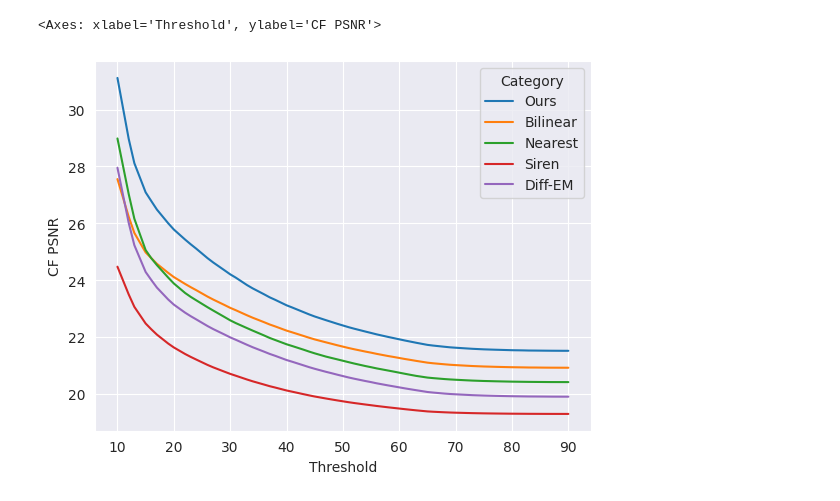
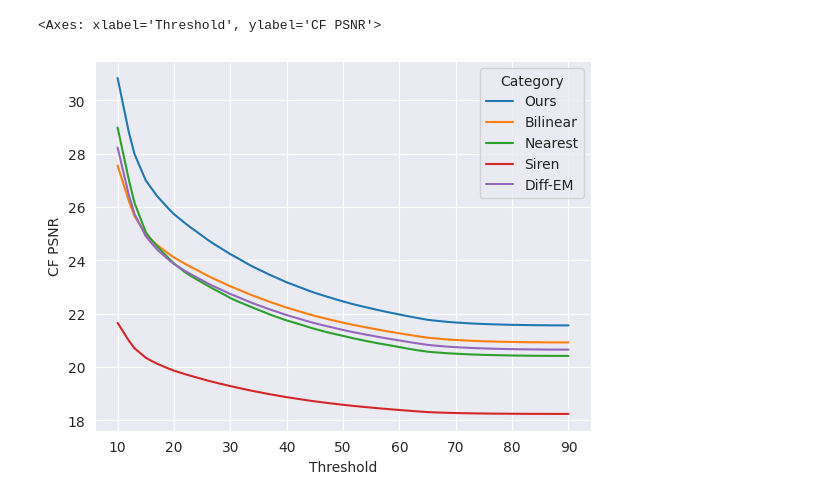
Before and after one commit to jakobtroidl/niiv, a Jupyter notebook: notebooks/cfpsnr-ablation.ipynb, the cells around one changed output. Saved outputs shown, nothing was run; the diff lists cells and outputs as text; code cells hidden in the pictures.

```diff
--- a/notebooks/cfpsnr-ablation.ipynb
+++ b/notebooks/cfpsnr-ablation.ipynb
@@ -3,32 +3,44 @@ import seaborn as sns
 import pandas as pd
 import matplotlib.pyplot as plt
 # %%
-x = [10, 12, 13, 15, 16, 17, 19, 20, 22, 23, 24, 26, 27, 29, 30, 31, 33, 34, 36, 37, 38, 40, 41, 43, 44, 45, 47, 48, 49, 51, 52, 54, 55, 56, 58, 59, 61, 62, 63, 65, 66, 68, 69, 70, 72, 73, 75, 76, 77, 79, 80, 82, 83, 84, 86, 87, 89, 90]
+# x = [10, 12, 13, 15, 16, 17, 19, 20, 22, 23, 24, 26, 27, 29, 30, 31, 33, 34, 36, 37, 38, 40, 41, 43, 44, 45, 47, 48, 49, 51, 52, 54, 55, 56, 58, 59, 61, 62, 63, 65, 66, 68, 69, 70, 72, 73, 75, 76, 77, 79, 80, 82, 83, 84, 86, 87, 89, 90]
 
-y_diffem = [27.953998565673828, 26.01319694519043, 25.22920036315918, 24.288997650146484, 24.007999420166016, 23.739397048950195, 23.32120132446289, 23.14099884033203, 22.857999801635742, 22.733400344848633, 22.618600845336914, 22.38520050048828, 22.279199600219727, 22.08759880065918, 21.988798141479492, 21.903200149536133, 21.726198196411133, 21.64099884033203, 21.487199783325195, 21.407400131225586, 21.338998794555664, 21.191801071166992, 21.131799697875977, 21.005199432373047, 20.9414005279541, 20.883399963378906, 20.776798248291016, 20.72760009765625, 20.67620086669922, 20.578798294067383, 20.534799575805664, 20.452800750732422, 20.414798736572266, 20.372600555419922, 20.299598693847656, 20.265199661254883, 20.194997787475586, 20.162399291992188, 20.130401611328125, 20.06760025024414, 20.047199249267578, 20.011798858642578, 19.997400283813477, 19.9862003326416, 19.965797424316406, 19.955801010131836, 19.94219970703125, 19.936599731445312, 19.93160057067871, 19.922801971435547, 19.918800354003906, 19.912799835205078, 19.909997940063477, 19.908998489379883, 19.906200408935547, 19.904399871826172, 19.902997970581055, 19.902599334716797]
-y_siren = [24.473981857299805, 23.497039794921875, 23.061288833618164, 22.47669219970703, 22.274030685424805, 22.085317611694336, 21.7717227935791, 21.634395599365234, 21.40438461303711, 21.301559448242188, 21.206298828125, 21.018035888671875, 20.93349838256836, 20.780691146850586, 20.705366134643555, 20.639503479003906, 20.50562286376953, 20.442827224731445, 20.32963752746582, 20.27218246459961, 20.223209381103516, 20.12077522277832, 20.077816009521484, 19.991268157958984, 19.94843292236328, 19.908855438232422, 19.838306427001953, 19.804744720458984, 19.771440505981445, 19.708349227905273, 19.67966079711914, 19.626827239990234, 19.601848602294922, 19.575830459594727, 19.5290470123291, 19.50716209411621, 19.463178634643555, 19.442419052124023, 19.421945571899414, 19.384443283081055, 19.3727970123291, 19.353763580322266, 19.34583854675293, 19.339345932006836, 19.328739166259766, 19.323711395263672, 19.3162841796875, 19.313323974609375, 19.310781478881836, 19.3061580657959, 19.30409049987793, 19.30144691467285, 19.299917221069336, 19.299161911010742, 19.297578811645508, 19.296939849853516, 19.296438217163086, 19.296249389648438]
-y_result = [ 31.1127986907959, 28.966999053955078, 28.113800048828125, 27.08979606628418, 26.784198760986328, 26.482799530029297, 26.001996994018555, 25.78260040283203, 25.428600311279297, 25.261999130249023, 25.104398727416992, 24.7716007232666, 24.621400833129883, 24.34600067138672, 24.206201553344727, 24.088403701782227, 23.826200485229492, 23.711000442504883, 23.5049991607666, 23.397600173950195, 23.307802200317383, 23.116796493530273, 23.03919792175293, 22.87779998779297, 22.79680061340332, 22.722803115844727, 22.59259796142578, 22.529998779296875, 22.46619987487793, 22.34720230102539, 22.29360008239746, 22.19260025024414, 22.143600463867188, 22.093597412109375, 22.004798889160156, 21.96259880065918, 21.87820053100586, 21.838598251342773, 21.79899787902832, 21.724599838256836, 21.700199127197266, 21.65839958190918, 21.63840103149414, 21.62419891357422, 21.59859848022461, 21.586200714111328, 21.567399978637695, 21.560800552368164, 21.554399490356445, 21.542999267578125, 21.536998748779297, 21.530597686767578, 21.525800704956055, 21.524398803710938, 21.52039909362793, 21.518598556518555, 21.516399383544922, 21.516399383544922]
-y_bilinear = [ 27.554800033569336, 26.230600357055664, 25.661001205444336, 24.97719955444336, 24.77560043334961, 24.57539939880371, 24.25760269165039, 24.10999870300293, 23.868000030517578, 23.75379753112793, 23.64620018005371, 23.42060089111328, 23.31800079345703, 23.12599754333496, 23.027400970458984, 22.94260025024414, 22.76399803161621, 22.678998947143555, 22.52359962463379, 22.442401885986328, 22.373003005981445, 22.226600646972656, 22.165597915649414, 22.039798736572266, 21.97599983215332, 21.916799545288086, 21.81319808959961, 21.762800216674805, 21.711200714111328, 21.61479949951172, 21.57080078125, 21.488597869873047, 21.45039939880371, 21.408199310302734, 21.33300018310547, 21.29939842224121, 21.227800369262695, 21.195600509643555, 21.161598205566406, 21.09939956665039, 21.07760238647461, 21.041996002197266, 21.025400161743164, 21.013200759887695, 20.99119758605957, 20.98040008544922, 20.964399337768555, 20.95899772644043, 20.9529972076416, 20.94300079345703, 20.938800811767578, 20.932600021362305, 20.928800582885742, 20.92799949645996, 20.92399787902832, 20.92259979248047, 20.921199798583984, 20.920400619506836]
-y_nearest = [ 28.983999252319336, 27.02680206298828, 26.15959930419922, 25.05879783630371, 24.77320098876953, 24.530399322509766, 24.091999053955078, 23.885000228881836, 23.550397872924805, 23.41259765625, 23.289798736572266, 23.046598434448242, 22.930999755859375, 22.703598022460938, 22.588397979736328, 22.49020004272461, 22.31319808959961, 22.225799560546875, 22.057199478149414, 21.968997955322266, 21.894800186157227, 21.746000289916992, 21.684398651123047, 21.556398391723633, 21.489198684692383, 21.426401138305664, 21.31199836730957, 21.26319694519043, 21.21500015258789, 21.116798400878906, 21.068397521972656, 20.979598999023438, 20.939199447631836, 20.896799087524414, 20.822599411010742, 20.785200119018555, 20.70800018310547, 20.670400619506836, 20.633800506591797, 20.574398040771484, 20.55559730529785, 20.522600173950195, 20.509201049804688, 20.497997283935547, 20.477800369262695, 20.468400955200195, 20.45439910888672, 20.449798583984375, 20.44420051574707, 20.435598373413086, 20.431398391723633, 20.425800323486328, 20.423200607299805, 20.42140007019043, 20.41819953918457, 20.41659927368164, 20.415800094604492, 20.41520118713379]
+# y_diffem = [27.953998565673828, 26.01319694519043, 25.22920036315918, 24.288997650146484, 24.007999420166016, 23.739397048950195, 23.32120132446289, 23.14099884033203, 22.857999801635742, 22.733400344848633, 22.618600845336914, 22.38520050048828, 22.279199600219727, 22.08759880065918, 21.988798141479492, 21.903200149536133, 21.726198196411133, 21.64099884033203, 21.487199783325195, 21.407400131225586, 21.338998794555664, 21.191801071166992, 21.131799697875977, 21.005199432373047, 20.9414005279541, 20.883399963378906, 20.776798248291016, 20.72760009765625, 20.67620086669922, 20.578798294067383, 20.534799575805664, 20.452800750732422, 20.414798736572266, 20.372600555419922, 20.299598693847656, 20.265199661254883, 20.194997787475586, 20.162399291992188, 20.130401611328125, 20.06760025024414, 20.047199249267578, 20.011798858642578, 19.997400283813477, 19.9862003326416, 19.965797424316406, 19.955801010131836, 19.94219970703125, 19.936599731445312, 19.93160057067871, 19.922801971435547, 19.918800354003906, 19.912799835205078, 19.909997940063477, 19.908998489379883, 19.906200408935547, 19.904399871826172, 19.902997970581055, 19.902599334716797]
+# y_siren = [24.473981857299805, 23.497039794921875, 23.061288833618164, 22.47669219970703, 22.274030685424805, 22.085317611694336, 21.7717227935791, 21.634395599365234, 21.40438461303711, 21.301559448242188, 21.206298828125, 21.018035888671875, 20.93349838256836, 20.780691146850586, 20.705366134643555, 20.639503479003906, 20.50562286376953, 20.442827224731445, 20.32963752746582, 20.27218246459961, 20.223209381103516, 20.12077522277832, 20.077816009521484, 19.991268157958984, 19.94843292236328, 19.908855438232422, 19.838306427001953, 19.804744720458984, 19.771440505981445, 19.708349227905273, 19.67966079711914, 19.626827239990234, 19.601848602294922, 19.575830459594727, 19.5290470123291, 19.50716209411621, 19.463178634643555, 19.442419052124023, 19.421945571899414, 19.384443283081055, 19.3727970123291, 19.353763580322266, 19.34583854675293, 19.339345932006836, 19.328739166259766, 19.323711395263672, 19.3162841796875, 19.313323974609375, 19.310781478881836, 19.3061580657959, 19.30409049987793, 19.30144691467285, 19.299917221069336, 19.299161911010742, 19.297578811645508, 19.296939849853516, 19.296438217163086, 19.296249389648438]
+# y_result = [ 31.1127986907959, 28.966999053955078, 28.113800048828125, 27.08979606628418, 26.784198760986328, 26.482799530029297, 26.001996994018555, 25.78260040283203, 25.428600311279297, 25.261999130249023, 25.104398727416992, 24.7716007232666, 24.621400833129883, 24.34600067138672, 24.206201553344727, 24.088403701782227, 23.826200485229492, 23.711000442504883, 23.5049991607666, 23.397600173950195, 23.307802200317383, 23.116796493530273, 23.03919792175293, 22.87779998779297, 22.79680061340332, 22.722803115844727, 22.59259796142578, 22.529998779296875, 22.46619987487793, 22.34720230102539, 22.29360008239746, 22.19260025024414, 22.143600463867188, 22.093597412109375, 22.004798889160156, 21.96259880065918, 21.87820053100586, 21.838598251342773, 21.79899787902832, 21.724599838256836, 21.700199127197266, 21.65839958190918, 21.63840103149414, 21.62419891357422, 21.59859848022461, 21.586200714111328, 21.567399978637695, 21.560800552368164, 21.554399490356445, 21.542999267578125, 21.536998748779297, 21.530597686767578, 21.525800704956055, 21.524398803710938, 21.52039909362793, 21.518598556518555, 21.516399383544922, 21.516399383544922]
+# y_bilinear = [ 27.554800033569336, 26.230600357055664, 25.661001205444336, 24.97719955444336, 24.77560043334961, 24.57539939880371, 24.25760269165039, 24.10999870300293, 23.868000030517578, 23.75379753112793, 23.64620018005371, 23.42060089111328, 23.31800079345703, 23.12599754333496, 23.027400970458984, 22.94260025024414, 22.76399803161621, 22.678998947143555, 22.52359962463379, 22.442401885986328, 22.373003005981445, 22.226600646972656, 22.165597915649414, 22.039798736572266, 21.97599983215332, 21.916799545288086, 21.81319808959961, 21.762800216674805, 21.711200714111328, 21.61479949951172, 21.57080078125, 21.488597869873047, 21.45039939880371, 21.408199310302734, 21.33300018310547, 21.29939842224121, 21.227800369262695, 21.195600509643555, 21.161598205566406, 21.09939956665039, 21.07760238647461, 21.041996002197266, 21.025400161743164, 21.013200759887695, 20.99119758605957, 20.98040008544922, 20.964399337768555, 20.95899772644043, 20.9529972076416, 20.94300079345703, 20.938800811767578, 20.932600021362305, 20.928800582885742, 20.92799949645996, 20.92399787902832, 20.92259979248047, 20.921199798583984, 20.920400619506836]
+# y_nearest = [ 28.983999252319336, 27.02680206298828, 26.15959930419922, 25.05879783630371, 24.77320098876953, 24.530399322509766, 24.091999053955078, 23.885000228881836, 23.550397872924805, 23.41259765625, 23.289798736572266, 23.046598434448242, 22.930999755859375, 22.703598022460938, 22.588397979736328, 22.49020004272461, 22.31319808959961, 22.225799560546875, 22.057199478149414, 21.968997955322266, 21.894800186157227, 21.746000289916992, 21.684398651123047, 21.556398391723633, 21.489198684692383, 21.426401138305664, 21.31199836730957, 21.26319694519043, 21.21500015258789, 21.116798400878906, 21.068397521972656, 20.979598999023438, 20.939199447631836, 20.896799087524414, 20.822599411010742, 20.785200119018555, 20.70800018310547, 20.670400619506836, 20.633800506591797, 20.574398040771484, 20.55559730529785, 20.522600173950195, 20.509201049804688, 20.497997283935547, 20.477800369262695, 20.468400955200195, 20.45439910888672, 20.449798583984375, 20.44420051574707, 20.435598373413086, 20.431398391723633, 20.425800323486328, 20.423200607299805, 20.42140007019043, 20.41819953918457, 20.41659927368164, 20.415800094604492, 20.41520118713379]
+# %%
+threshold = 6
+
+y_result = [43.20899963378906, 42.84440231323242, 40.81939697265625, 39.06760025024414, 34.66019821166992, 32.55760192871094, 30.843000411987305, 28.807802200317383, 27.98780059814453, 26.999799728393555, 26.70600128173828, 26.41379737854004, 25.94879913330078, 25.73459815979004, 25.389997482299805, 25.22859764099121, 25.07859992980957, 24.76799774169922, 24.62639808654785, 24.36600112915039, 24.2333984375, 24.119197845458984, 23.876197814941406, 23.76300048828125, 23.56100082397461, 23.45600128173828, 23.365800857543945, 23.176599502563477, 23.09819984436035, 22.936798095703125, 22.85580062866211, 22.781600952148438, 22.648202896118164, 22.58479881286621, 22.520198822021484, 22.40019989013672, 22.344799041748047, 22.243600845336914, 22.19580078125, 22.145797729492188, 22.054401397705078, 22.012800216674805, 21.926401138305664, 21.885400772094727, 21.846200942993164, 21.77120018005371, 21.7455997467041, 21.70240020751953, 21.684200286865234, 21.667997360229492, 21.642799377441406, 21.630599975585938, 21.612201690673828, 21.604799270629883, 21.598398208618164, 21.586000442504883, 21.580801010131836, 21.574796676635742, 21.56999969482422, 21.56760025024414, 21.56420135498047, 21.56159782409668, 21.560401916503906, 21.56020164489746]
+y_bilinear = [51.98259735107422, 45.28919982910156, 36.67919921875, 34.00320053100586, 30.104398727416992, 28.687400817871094, 27.554800033569336, 26.230600357055664, 25.661001205444336, 24.97719955444336, 24.77560043334961, 24.57539939880371, 24.25760269165039, 24.10999870300293, 23.868000030517578, 23.75379753112793, 23.64620018005371, 23.42060089111328, 23.31800079345703, 23.12599754333496, 23.027400970458984, 22.94260025024414, 22.76399803161621, 22.678998947143555, 22.52359962463379, 22.442401885986328, 22.373003005981445, 22.226600646972656, 22.165597915649414, 22.039798736572266, 21.97599983215332, 21.916799545288086, 21.81319808959961, 21.762800216674805, 21.711200714111328, 21.61479949951172, 21.57080078125, 21.488597869873047, 21.45039939880371, 21.408199310302734, 21.33300018310547, 21.29939842224121, 21.227800369262695, 21.195600509643555, 21.161598205566406, 21.09939956665039, 21.07760238647461, 21.041996002197266, 21.025400161743164, 21.013200759887695, 20.99119758605957, 20.98040008544922, 20.964399337768555, 20.95899772644043, 20.9529972076416, 20.94300079345703, 20.938800811767578, 20.932600021362305, 20.928800582885742, 20.92799949645996, 20.92399787902832, 20.92259979248047, 20.921199798583984, 20.920400619506836]
+y_nearest = [55.1885986328125, 48.28200149536133, 39.372596740722656, 36.51839828491211, 32.148399353027344, 30.435800552368164, 28.983999252319336, 27.02680206298828, 26.15959930419922, 25.05879783630371, 24.77320098876953, 24.530399322509766, 24.091999053955078, 23.885000228881836, 23.550397872924805, 23.41259765625, 23.289798736572266, 23.046598434448242, 22.930999755859375, 22.703598022460938, 22.588397979736328, 22.49020004272461, 22.31319808959961, 22.225799560546875, 22.057199478149414, 21.968997955322266, 21.894800186157227, 21.746000289916992, 21.684398651123047, 21.556398391723633, 21.489198684692383, 21.426401138305664, 21.31199836730957, 21.26319694519043, 21.21500015258789, 21.116798400878906, 21.068397521972656, 20.979598999023438, 20.939199447631836, 20.896799087524414, 20.822599411010742, 20.785200119018555, 20.70800018310547, 20.670400619506836, 20.633800506591797, 20.574398040771484, 20.55559730529785, 20.522600173950195, 20.509201049804688, 20.497997283935547, 20.477800369262695, 20.468400955200195, 20.45439910888672, 20.449798583984375, 20.44420051574707, 20.435598373413086, 20.431398391723633, 20.425800323486328, 20.423200607299805, 20.42140007019043, 20.41819953918457, 20.41659927368164, 20.415800094604492, 20.41520118713379]
+y_diffem =[57.27379608154297, 50.80400466918945, 41.26759719848633, 37.77159881591797, 32.059200286865234, 29.867801666259766, 28.23459815979004, 26.44919776916504, 25.74439811706543, 24.904598236083984, 24.654401779174805, 24.410797119140625, 24.031200408935547, 23.8656005859375, 23.600000381469727, 23.47840118408203, 23.367399215698242, 23.13579750061035, 23.032201766967773, 22.839000701904297, 22.739398956298828, 22.654199600219727, 22.476999282836914, 22.39179801940918, 22.23740005493164, 22.15880012512207, 22.09000015258789, 21.94599723815918, 21.885601043701172, 21.760400772094727, 21.699398040771484, 21.64080047607422, 21.53759765625, 21.488201141357422, 21.438199996948242, 21.342199325561523, 21.29859733581543, 21.216999053955078, 21.178998947143555, 21.13800048828125, 21.063798904418945, 21.02979850769043, 20.95939826965332, 20.925399780273438, 20.89259910583496, 20.82939910888672, 20.80839729309082, 20.772600173950195, 20.75640106201172, 20.743999481201172, 20.722599029541016, 20.71179962158203, 20.69660186767578, 20.689998626708984, 20.68339729309082, 20.673397064208984, 20.670000076293945, 20.66240119934082, 20.660200119018555, 20.65880012512207, 20.654199600219727, 20.652599334716797, 20.65180206298828, 20.651201248168945]
+# y_siren = [36.32516860961914, 33.357566833496094, 29.496795654296875, 28.213441848754883, 26.12105369567871, 25.22026252746582, 24.473981857299805, 23.497039794921875, 23.061288833618164, 22.47669219970703, 22.274030685424805, 22.085317611694336, 21.7717227935791, 21.634395599365234, 21.40438461303711, 21.301559448242188, 21.206298828125, 21.018035888671875, 20.93349838256836, 20.780691146850586, 20.705366134643555, 20.639503479003906, 20.50562286376953, 20.442827224731445, 20.32963752746582, 20.27218246459961, 20.223209381103516, 20.12077522277832, 20.077816009521484, 19.991268157958984, 19.94843292236328, 19.908855438232422, 19.838306427001953, 19.804744720458984, 19.771440505981445, 19.708349227905273, 19.67966079711914, 19.626827239990234, 19.601848602294922, 19.575830459594727, 19.5290470123291, 19.50716209411621, 19.463178634643555, 19.442419052124023, 19.421945571899414, 19.384443283081055, 19.3727970123291, 19.353763580322266, 19.34583854675293, 19.339345932006836, 19.328739166259766, 19.323711395263672, 19.3162841796875, 19.313323974609375, 19.310781478881836, 19.3061580657959, 19.30409049987793, 19.30144691467285, 19.299917221069336, 19.299161911010742, 19.297578811645508, 19.296939849853516, 19.296438217163086, 19.296249389648438]
+y_siren = [34.17182540893555, 30.633459091186523, 26.22314453125, 24.892309188842773, 22.964672088623047, 22.22748565673828, 21.65554428100586, 20.987638473510742, 20.7036075592041, 20.347055435180664, 20.231412887573242, 20.122638702392578, 19.943641662597656, 19.86430549621582, 19.729352951049805, 19.667402267456055, 19.608999252319336, 19.489906311035156, 19.435094833374023, 19.33367156982422, 19.282577514648438, 19.237443923950195, 19.14437484741211, 19.10014533996582, 19.01937484741211, 18.97785758972168, 18.942350387573242, 18.867414474487305, 18.83577537536621, 18.771648406982422, 18.73967933654785, 18.7100830078125, 18.657045364379883, 18.631725311279297, 18.60650062561035, 18.558557510375977, 18.53666877746582, 18.4962158203125, 18.477020263671875, 18.456987380981445, 18.420856475830078, 18.403894424438477, 18.36974334716797, 18.35357666015625, 18.337604522705078, 18.3083438873291, 18.29926300048828, 18.284404754638672, 18.278207778930664, 18.273130416870117, 18.26483154296875, 18.260892868041992, 18.255075454711914, 18.25275421142578, 18.250761032104492, 18.247133255004883, 18.245512008666992, 18.243436813354492, 18.242233276367188, 18.241641998291016, 18.240398406982422, 18.239896774291992, 18.239500045776367, 18.23935317993164]
+
+
+x = [2, 3, 5, 6, 8, 9, 10, 12, 13, 15, 16, 17, 19, 20, 22, 23, 24, 26, 27, 29, 30, 31, 33, 34, 36, 37, 38, 40, 41, 43, 44, 45, 47, 48, 49, 51, 52, 54, 55, 56, 58, 59, 61, 62, 63, 65, 66, 68, 69, 70, 72, 73, 75, 76, 77, 79, 80, 82, 83, 84, 86, 87, 89, 90]
 # %%
 # Step 1: Prepare your data by creating a DataFrame
 df = pd.DataFrame({
-    'Threshold': x,
-    'Ours': y_result,
-    'Bilinear': y_bilinear,
-    'Nearest': y_nearest,
-    'Siren': y_siren,
-    'Diff-EM': y_diffem
+    'Threshold': x[threshold:],
+    'Ours': y_result[threshold:],
+    'Bilinear': y_bilinear[threshold:],
+    'Nearest': y_nearest[threshold:],
+    'Siren': y_siren[threshold:],
+    'Diff-EM': y_diffem[threshold:]
 })
 
 # Step 2: Melt the DataFrame to long format
 df_long = pd.melt(df, id_vars=['Threshold'], var_name='Category', value_name='CF PSNR')
 
 sns.set_style("darkgrid")
 # plt.figure(figsize=(13, 7.5)) # width and height in inches
 
 # Step 3: Plot with Seaborn
 sns.lineplot(data=df_long, x='Threshold', y='CF PSNR', hue='Category')
 # %% [output]
 <Axes: xlabel='Threshold', ylabel='CF PSNR'>
-[figure, old version]
+[figure, new version]
```
Also changed, not shown: 9 other files.
